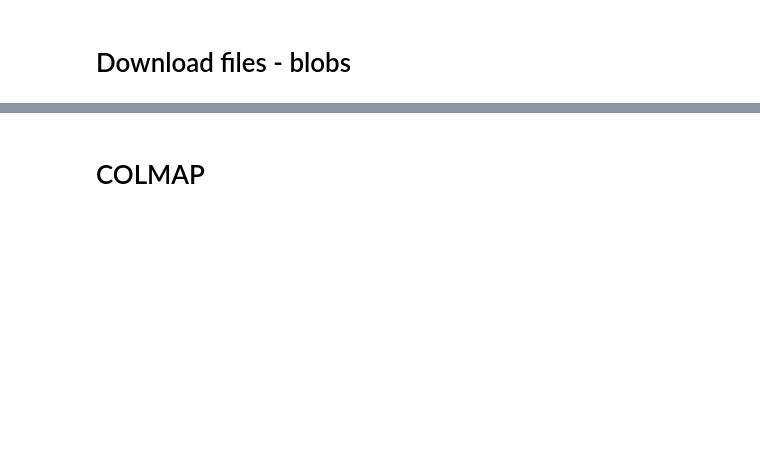
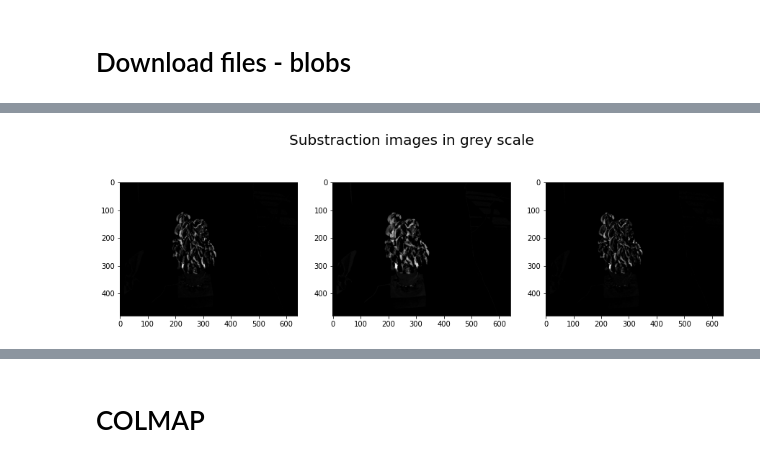
Before and after one commit to Lite-Fog/raspi-plant, a Jupyter notebook: dev_colmap_az.ipynb, the cells around one changed output, grey strips where cells are left out. Drawn from its saved outputs; the diff is of its cells as text; code cells hidden in the pictures; blank space fills up the shorter version.

```diff
--- a/dev_colmap_az.ipynb
+++ b/dev_colmap_az.ipynb
@@ -379,0 +184,8 @@ imshow(d_grey_diff["56"][2])
+# %%
+fig, axs = plt.subplots(nrows=1, ncols=3,figsize=(15,15))
+fig.suptitle('Substraction images in grey scale', fontsize=20,y=0.65)
+axs[0].imshow(gray12, cmap=plt.cm.binary_r);
+axs[1].imshow(gray13, cmap=plt.cm.binary_r);
+axs[2].imshow(gray23, cmap=plt.cm.binary_r);
+# %% [output]
+[figure, added]
```
Also changed, not shown: parts of 55 cells of this notebook.
